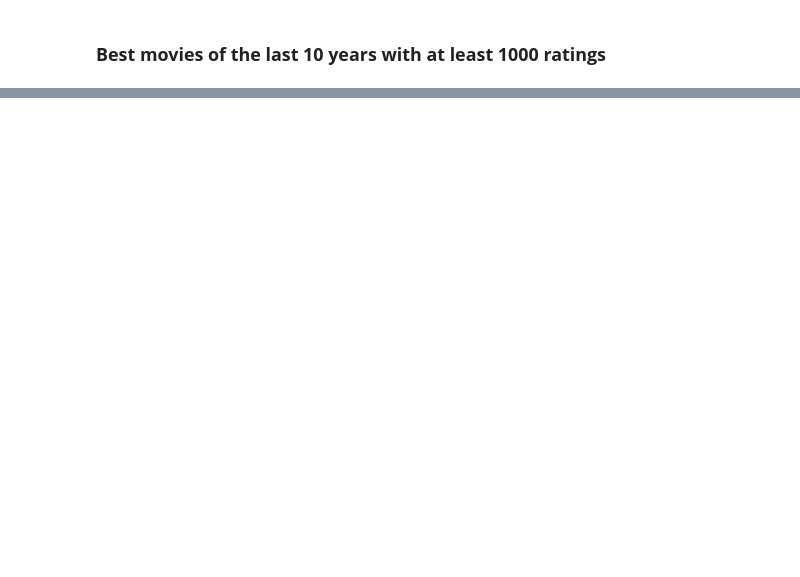
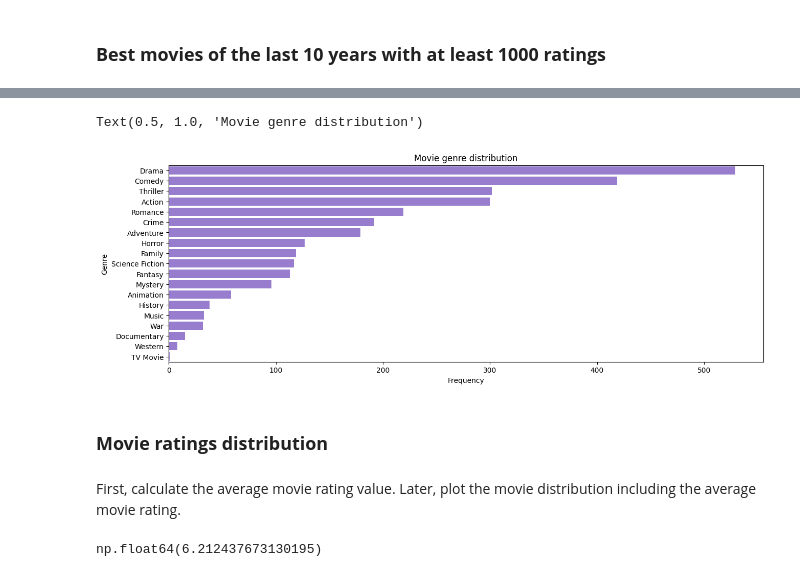
Before and after one commit to herrerovir/Python-exploratory-data-analysis-movies, a Jupyter notebook: EDA-movies.ipynb, the cells around one changed output, grey strips where cells are left out. Cells and saved outputs as stored; diff of their text form; code cells hidden in the pictures; blank space fills up the shorter version.

Commit message:
Update data exploration

```diff
--- a/EDA-movies.ipynb
+++ b/EDA-movies.ipynb
@@ -376,0 +406,15 @@ df_last_decade.sort_values(by = "vote_average", ascending = False)[0:10]
+# %%
+# Initialize empty list
+new_df = []
+
+# Iterate over index and rows of a df
+for index, row in df_movies.iterrows():
+    # Iterate over the parsed json genres of the row
+    for item in json.loads(row["genres"]):
+        # Create a new column and add data
+        row["genre"] = item
+        # Add a copy of the row to the list
+        new_df += [row.copy()]
+
+df_movies = pd.DataFrame(new_df)
+df_movies.head()
@@ -376,0 +453,21 @@ df_last_decade.sort_values(by = "vote_average", ascending = False)[0:10]
+# %%
+count_genre = df_movies["genre"].value_counts()
+
+count_genre_graph = plt.figure(figsize = (15, 5))
+sns.barplot(x = count_genre.values, y = count_genre.index, color = "mediumpurple")
+plt.xlabel("Frequency")
+plt.ylabel("Genre")
+plt.title("Movie genre distribution", size = 12)
+# %% [output]
+Text(0.5, 1.0, 'Movie genre distribution')
+[figure, added]
+# %% [markdown]
+### **Movie ratings distribution**
+# %% [markdown]
+First, calculate the average movie rating value. Later, plot the movie distribution including the average movie rating.
+# %%
+# Show average rating
+average_rating = df_movies["vote_average"].mean()
+average_rating
+# %% [output]
+np.float64(6.212437673130195)
```
Also changed, not shown: parts of 16 cells of this notebook.
